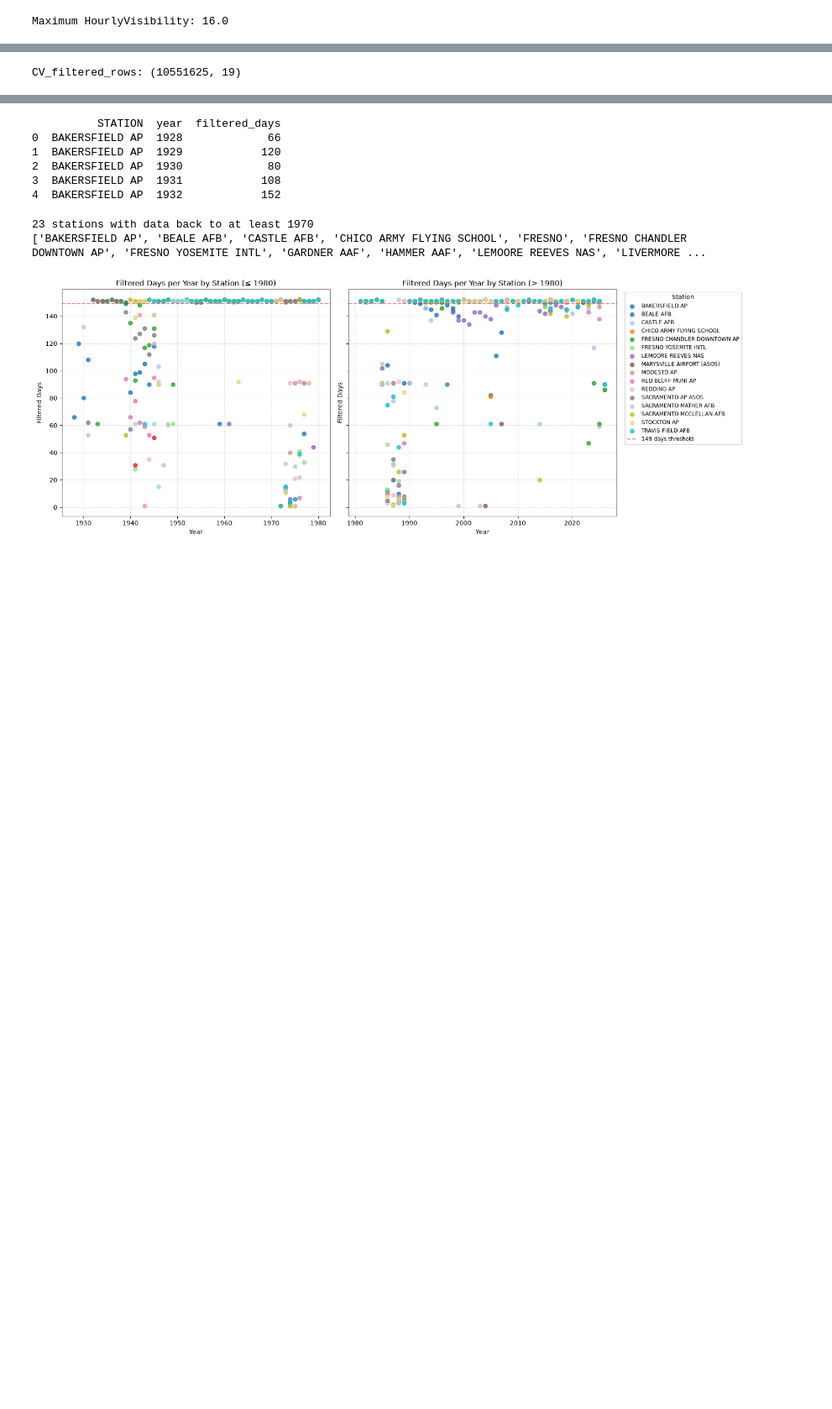
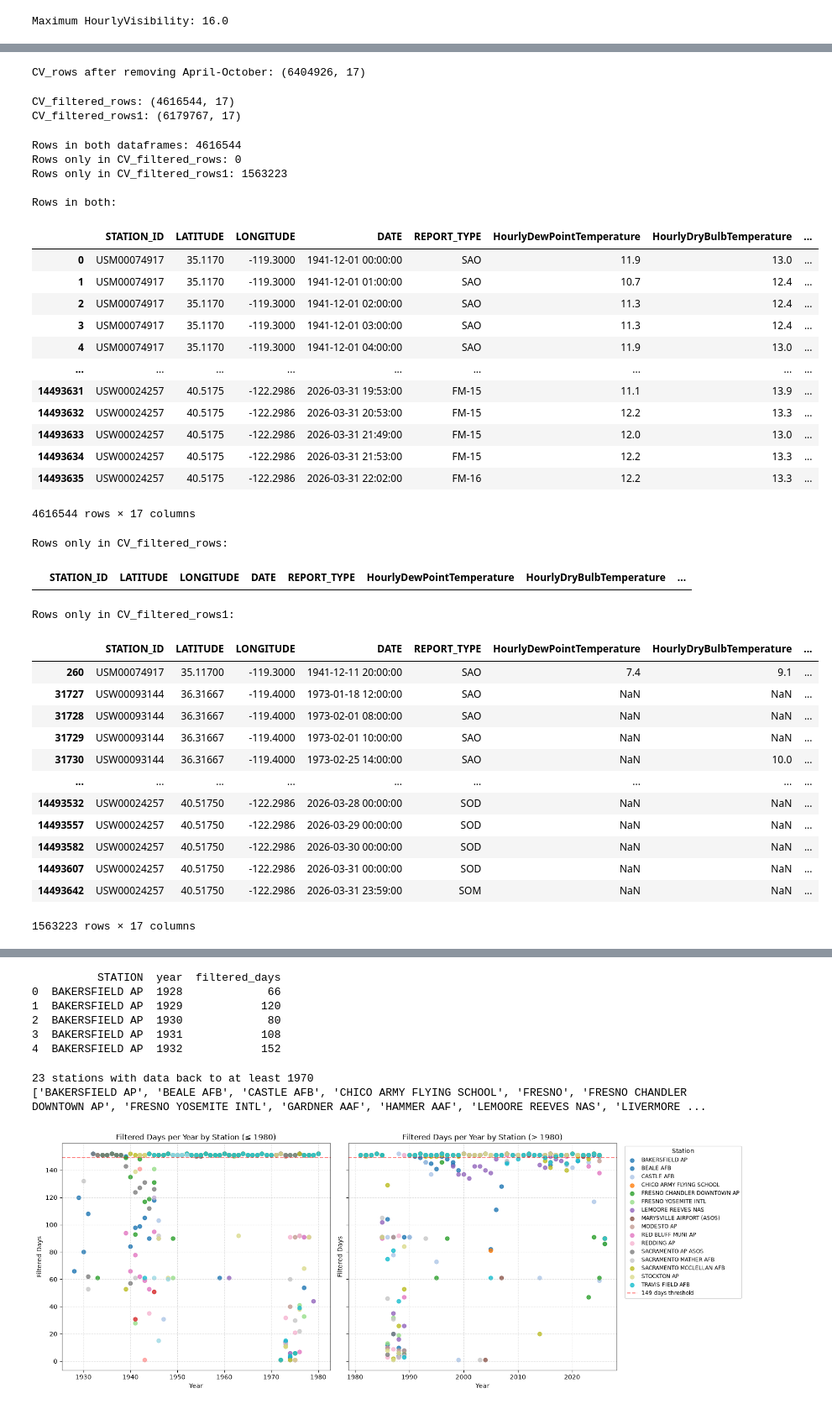
Before and after one commit to audfish/WQ2026, a Jupyter notebook: CV_Visibility_Testing_combined.ipynb, the cells around one changed output, grey strips where cells are left out. Shown at 84% size. Drawn from its saved outputs; the diff is of its cells as text; code cells hidden in the pictures; blank space fills up the shorter version.

Commit message:
Determining differences when filtering for nan visibility and not....

```diff
--- a/CV_Visibility_Testing_combined.ipynb
+++ b/CV_Visibility_Testing_combined.ipynb
@@ -12,11 +12,11 @@ import statsmodels.api as sm
 import statsmodels.formula.api as smf
 # %%
 # read in the cleaned CSV with data from central valley stations
-path = 'E:/Central Valley Fog/CV_all_rows_wind_codes_temp.csv'
+path = 'E:/Central Valley Fog/CV_all_rows_wind_temp.csv'
 if os.path.exists(path):
     CV_rows = pd.read_csv(path, low_memory = False)
 else:
-    path = '/Volumes/disk1/Central Valley Fog/CV_all_rows_wind_codes_temp.csv'
+    path = '/Volumes/disk1/Central Valley Fog/CV_all_rows_wind_temp.csv'
     CV_rows = pd.read_csv(path, low_memory = False)
 
 print(CV_rows)
@@ -67,3 +57,10 @@ CV_rows: (14495835, 19)
+# %%
+# Exclude days from April through October (months 4-10) in CV_fog_rows
+CV_rows = CV_rows[~CV_rows['month'].isin([4, 5, 6, 7, 8, 9, 10])]
+
+print("CV_rows after removing April-October:", CV_rows.shape)
+# %% [output]
+CV_rows after removing April-October: (6404926, 17)
 # %%
 # filtering based on precipiation to identify fog conditions
 # filtering visibility threshold in case the csv was cleaned with a different threshold
@@ -72,6 +69,69 @@ CV_filtered_rows = CV_rows[
     & (CV_rows["HourlyVisibility"] < 17.000)
 ]
 
+CV_filtered_rows1 = CV_rows[CV_rows["HourlyPrecipitation"] < 0.03]
+
 print("CV_filtered_rows:", CV_filtered_rows.shape)
+print("CV_filtered_rows1:", CV_filtered_rows1.shape)
 # %% [output]
-CV_filtered_rows: (10551625, 19)
+CV_filtered_rows: (4616544, 17)
+CV_filtered_rows1: (6179767, 17)
+# %%
+# Compare rows using their original dataframe indices.
+# This identifies the same source rows in both filtered dataframes.
+
+common_idx = CV_filtered_rows.index.intersection(CV_filtered_rows1.index)
+only_in_filtered_rows_idx = CV_filtered_rows.index.difference(CV_filtered_rows1.index)
+only_in_filtered_rows1_idx = CV_filtered_rows1.index.difference(CV_filtered_rows.index)
+
+common_rows = CV_filtered_rows.loc[common_idx]
+only_in_CV_filtered_rows = CV_filtered_rows.loc[only_in_filtered_rows_idx]
+only_in_CV_filtered_rows1 = CV_filtered_rows1.loc[only_in_filtered_rows1_idx]
+
+print("Rows in both dataframes:", len(common_rows))
+print("Rows only in CV_filtered_rows:", len(only_in_CV_filtered_rows))
+print("Rows only in CV_filtered_rows1:", len(only_in_CV_filtered_rows1))
+
+print("\nRows in both:")
+display(common_rows)
+
+print("\nRows only in CV_filtered_rows:")
+display(only_in_CV_filtered_rows)
+
+print("\nRows only in CV_filtered_rows1:")
+display(only_in_CV_filtered_rows1)
+# %% [output]
+Rows in both dataframes: 4616544
+Rows only in CV_filtered_rows: 0
+Rows only in CV_filtered_rows1: 1563223
+
+Rows in both:
+|  | STATION_ID | LATITUDE | LONGITUDE | DATE | REPORT_TYPE | HourlyDewPointTemperature | HourlyDryBulbTemperature | ... |
+| 0 | USM00074917 | 35.1170 | -119.3000 | 1941-12-01 00:00:00 | SAO | 11.9 | 13.0 | ... |
+| 1 | USM00074917 | 35.1170 | -119.3000 | 1941-12-01 01:00:00 | SAO | 10.7 | 12.4 | ... |
+| 2 | USM00074917 | 35.1170 | -119.3000 | 1941-12-01 02:00:00 | SAO | 11.3 | 12.4 | ... |
+| 3 | USM00074917 | 35.1170 | -119.3000 | 1941-12-01 03:00:00 | SAO | 11.3 | 12.4 | ... |
+| 4 | USM00074917 | 35.1170 | -119.3000 | 1941-12-01 04:00:00 | SAO | 11.9 | 13.0 | ... |
+| ... | ... | ... | ... | ... | ... | ... | ... | ... |
+| 14493631 | USW00024257 | 40.5175 | -122.2986 | 2026-03-31 19:53:00 | FM-15 | 11.1 | 13.9 | ... |
+| 14493632 | USW00024257 | 40.5175 | -122.2986 | 2026-03-31 20:53:00 | FM-15 | 12.2 | 13.3 | ... |
+| 14493633 | USW00024257 | 40.5175 | -122.2986 | 2026-03-31 21:49:00 | FM-15 | 12.0 | 13.0 | ... |
+| 14493634 | USW00024257 | 40.5175 | -122.2986 | 2026-03-31 21:53:00 | FM-15 | 12.2 | 13.3 | ... |
+| 14493635 | USW00024257 | 40.5175 | -122.2986 | 2026-03-31 22:02:00 | FM-16 | 12.2 | 13.3 | ... |
+4616544 rows × 17 columns
+Rows only in CV_filtered_rows:
+|  | STATION_ID | LATITUDE | LONGITUDE | DATE | REPORT_TYPE | HourlyDewPointTemperature | HourlyDryBulbTemperature | ... |
+Rows only in CV_filtered_rows1:
+|  | STATION_ID | LATITUDE | LONGITUDE | DATE | REPORT_TYPE | HourlyDewPointTemperature | HourlyDryBulbTemperature | ... |
+| 260 | USM00074917 | 35.11700 | -119.3000 | 1941-12-11 20:00:00 | SAO | 7.4 | 9.1 | ... |
+| 31727 | USW00093144 | 36.31667 | -119.4000 | 1973-01-18 12:00:00 | SAO | NaN | NaN | ... |
+| 31728 | USW00093144 | 36.31667 | -119.4000 | 1973-02-01 08:00:00 | SAO | NaN | NaN | ... |
+| 31729 | USW00093144 | 36.31667 | -119.4000 | 1973-02-01 10:00:00 | SAO | NaN | NaN | ... |
+| 31730 | USW00093144 | 36.31667 | -119.4000 | 1973-02-25 14:00:00 | SAO | NaN | 10.0 | ... |
+| ... | ... | ... | ... | ... | ... | ... | ... | ... |
+| 14493532 | USW00024257 | 40.51750 | -122.2986 | 2026-03-28 00:00:00 | SOD | NaN | NaN | ... |
+| 14493557 | USW00024257 | 40.51750 | -122.2986 | 2026-03-29 00:00:00 | SOD | NaN | NaN | ... |
+| 14493582 | USW00024257 | 40.51750 | -122.2986 | 2026-03-30 00:00:00 | SOD | NaN | NaN | ... |
+| 14493607 | USW00024257 | 40.51750 | -122.2986 | 2026-03-31 00:00:00 | SOD | NaN | NaN | ... |
+| 14493642 | USW00024257 | 40.51750 | -122.2986 | 2026-03-31 23:59:00 | SOM | NaN | NaN | ... |
+1563223 rows × 17 columns
```
Also changed, not shown: parts of 9 cells of this notebook.
